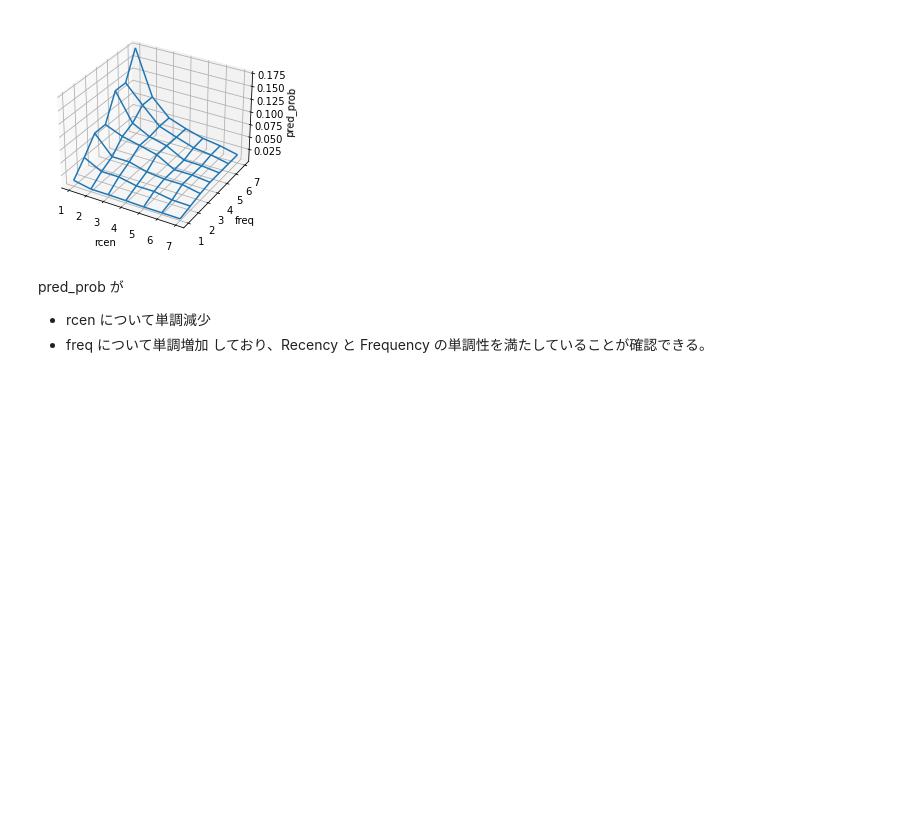
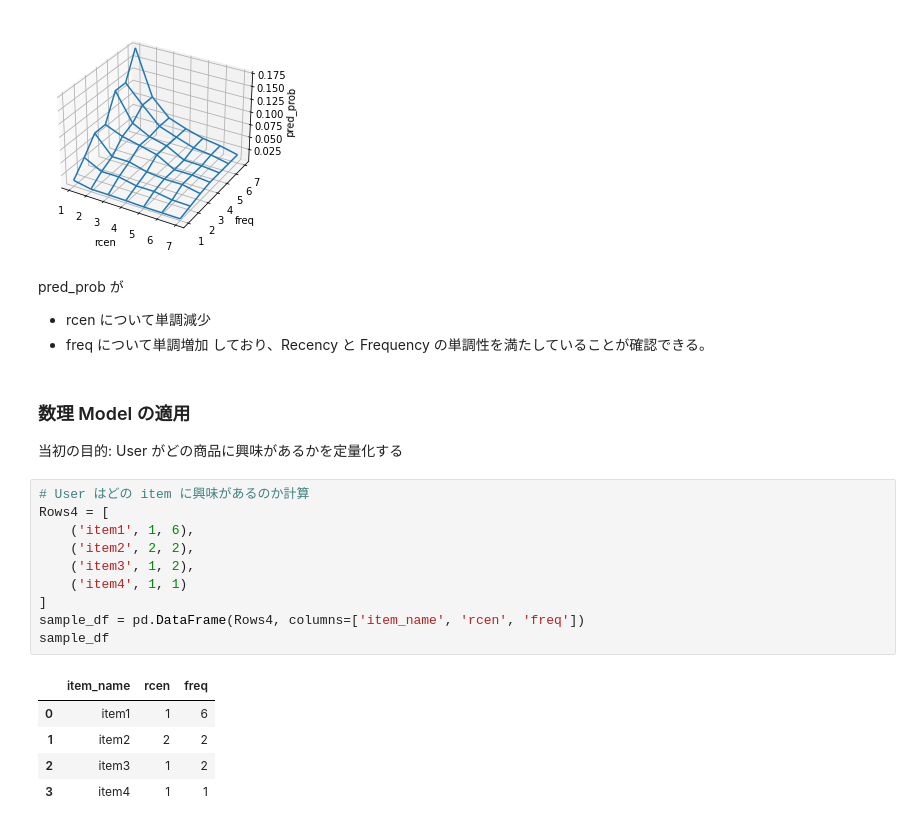
Before and after one commit to 1024xx4/py_mathematical_optimization, a Jupyter notebook: 7_recommendation/recommendation.ipynb, the cells around one changed output. Cells and saved outputs as stored; diff of their text form; blank space fills up the shorter version.

Commit message:
Feat: 数理 Model を適用する#13

```diff
--- a/7_recommendation/recommendation.ipynb
+++ b/7_recommendation/recommendation.ipynb
@@ -636,3 +636,22 @@ pred_prob が
 - rcen について単調減少
 - freq について単調増加
 しており、Recency と Frequency の単調性を満たしていることが確認できる。
+# %% [markdown]
+### 数理 Model の適用
+当初の目的: User がどの商品に興味があるかを定量化する
+# %%
+# User はどの item に興味があるのか計算
+Rows4 = [
+    ('item1', 1, 6),
+    ('item2', 2, 2),
+    ('item3', 1, 2),
+    ('item4', 1, 1)
+]
+sample_df = pd.DataFrame(Rows4, columns=['item_name', 'rcen', 'freq'])
+sample_df
+# %% [output]
+|  | item_name | rcen | freq |
+| 0 | item1 | 1 | 6 |
+| 1 | item2 | 2 | 2 |
+| 2 | item3 | 1 | 2 |
+| 3 | item4 | 1 | 1 |
```
Also changed, not shown: parts of 2 cells of this notebook.
